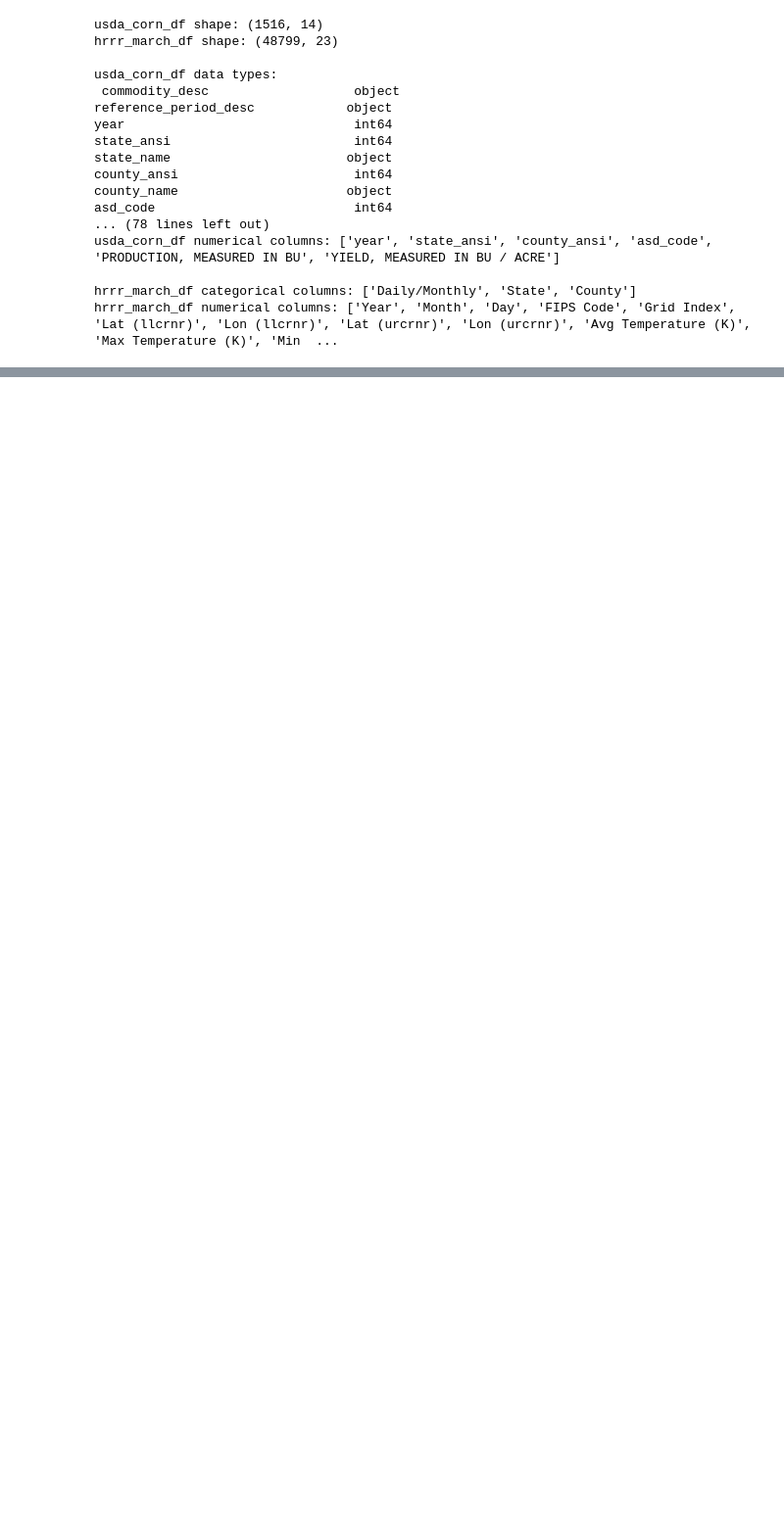
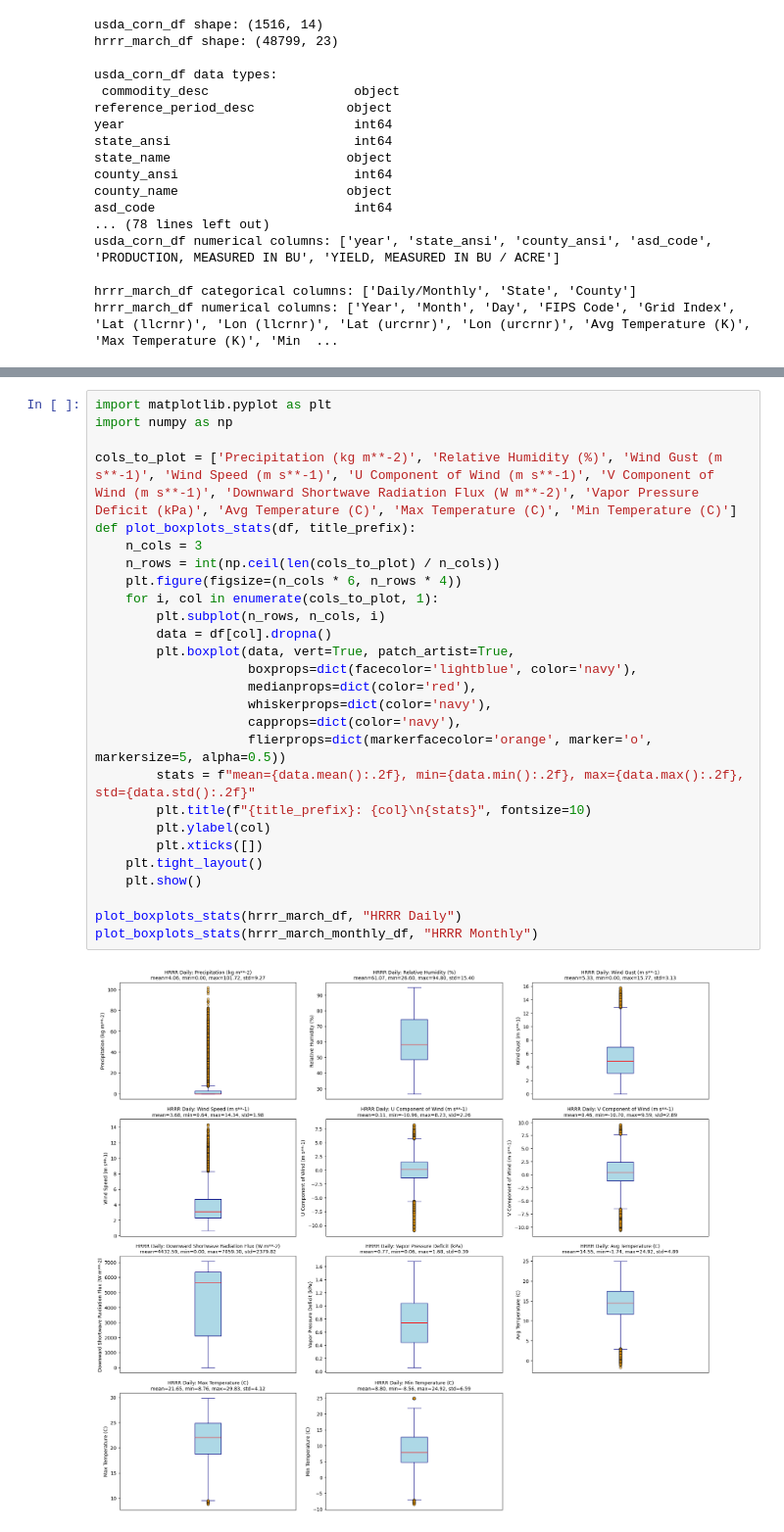
Before and after one commit to Rmot1202/Cropnet, a Jupyter notebook: Untitled-1.ipynb, the cells around one changed output, grey strips where cells are left out. Shown: that part at 98% size. Cells and saved outputs as stored; diff of their text form; blank space fills up the shorter version.

Commit message:
visual

```diff
--- a/Untitled-1.ipynb
+++ b/Untitled-1.ipynb
@@ -229,0 +358,29 @@ hrrr_march_df["date"] = pd.to_datetime(hrrr_march_df[["year", "month", "day"]],
+# %%
+import matplotlib.pyplot as plt
+import numpy as np
+
+cols_to_plot = ['Precipitation (kg m**-2)', 'Relative Humidity (%)', 'Wind Gust (m s**-1)', 'Wind Speed (m s**-1)', 'U Component of Wind (m s**-1)', 'V Component of Wind (m s**-1)', 'Downward Shortwave Radiation Flux (W m**-2)', 'Vapor Pressure Deficit (kPa)', 'Avg Temperature (C)', 'Max Temperature (C)', 'Min Temperature (C)']
+def plot_boxplots_stats(df, title_prefix):
+    n_cols = 3
+    n_rows = int(np.ceil(len(cols_to_plot) / n_cols))
+    plt.figure(figsize=(n_cols * 6, n_rows * 4))
+    for i, col in enumerate(cols_to_plot, 1):
+        plt.subplot(n_rows, n_cols, i)
+        data = df[col].dropna()
+        plt.boxplot(data, vert=True, patch_artist=True,
+                    boxprops=dict(facecolor='lightblue', color='navy'),
+                    medianprops=dict(color='red'),
+                    whiskerprops=dict(color='navy'),
+                    capprops=dict(color='navy'),
+                    flierprops=dict(markerfacecolor='orange', marker='o', markersize=5, alpha=0.5))
+        stats = f"mean={data.mean():.2f}, min={data.min():.2f}, max={data.max():.2f}, std={data.std():.2f}"
+        plt.title(f"{title_prefix}: {col}\n{stats}", fontsize=10)
+        plt.ylabel(col)
+        plt.xticks([])
+    plt.tight_layout()
+    plt.show()
+
+plot_boxplots_stats(hrrr_march_df, "HRRR Daily")
+plot_boxplots_stats(hrrr_march_monthly_df, "HRRR Monthly")
+# %% [output]
+[figure, added]
```
Also changed, not shown: parts of 10 cells of this notebook.
